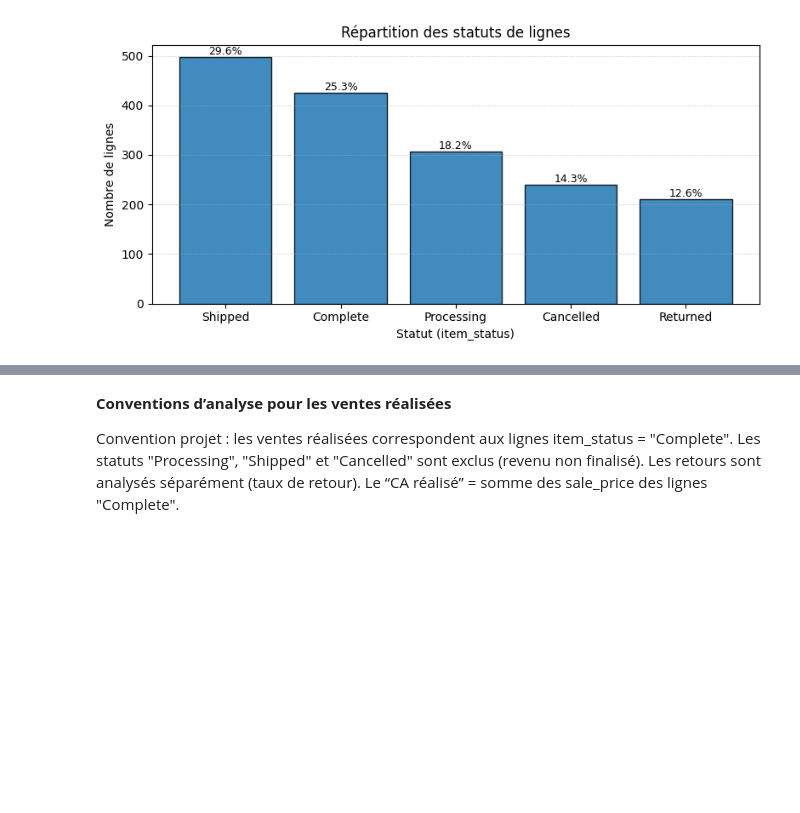
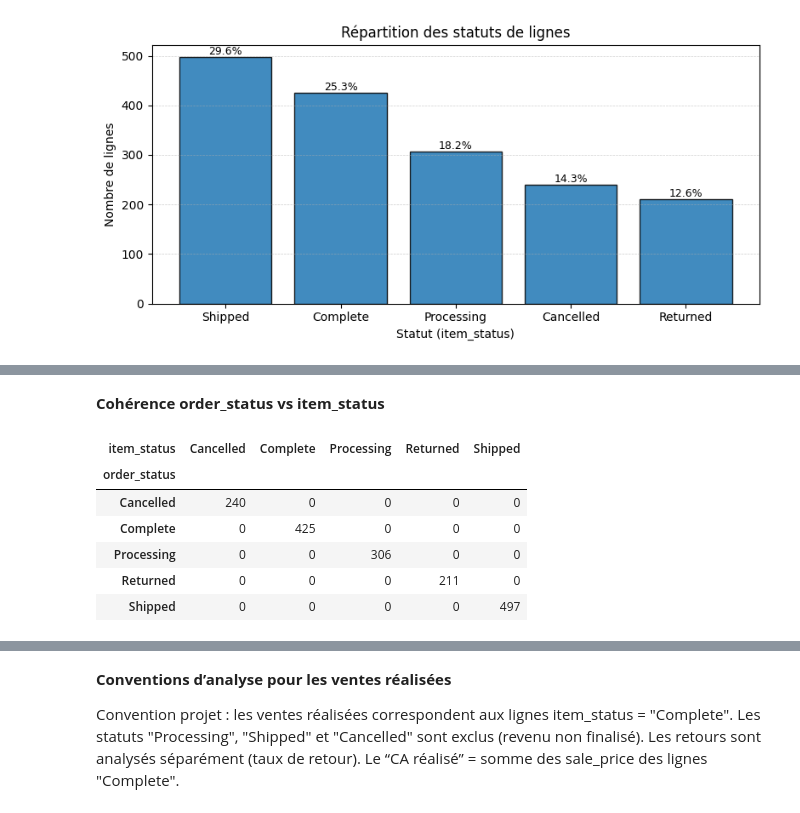
Before and after one commit to Ju3465/Analyse-e-commerce-2023-vs-2024-thelook_ecommerce, a Jupyter notebook: notebooks/eda_thelook_fr_women_2023_2024.ipynb, the cells around one changed output, grey strips where cells are left out. Cells and saved outputs as stored; diff of their text form; code cells hidden in the pictures; blank space fills up the shorter version.

```diff
--- a/notebooks/eda_thelook_fr_women_2023_2024.ipynb
+++ b/notebooks/eda_thelook_fr_women_2023_2024.ipynb
@@ -441,0 +517,13 @@ Le graphique ci-dessus présente la distribution des lignes de commande selon le
+# %% [markdown]
+**Cohérence order_status vs item_status**
+# %%
+# Table de contingence order_status vs item_status
+pd.crosstab(df["order_status"], df["item_status"])
+# %% [output]
+| item_status | Cancelled | Complete | Processing | Returned | Shipped |
+| order_status |  |  |  |  |  |
+| Cancelled | 240 | 0 | 0 | 0 | 0 |
+| Complete | 0 | 425 | 0 | 0 | 0 |
+| Processing | 0 | 0 | 306 | 0 | 0 |
+| Returned | 0 | 0 | 0 | 211 | 0 |
+| Shipped | 0 | 0 | 0 | 0 | 497 |
```
Also changed, not shown: parts of 11 cells of this notebook.
